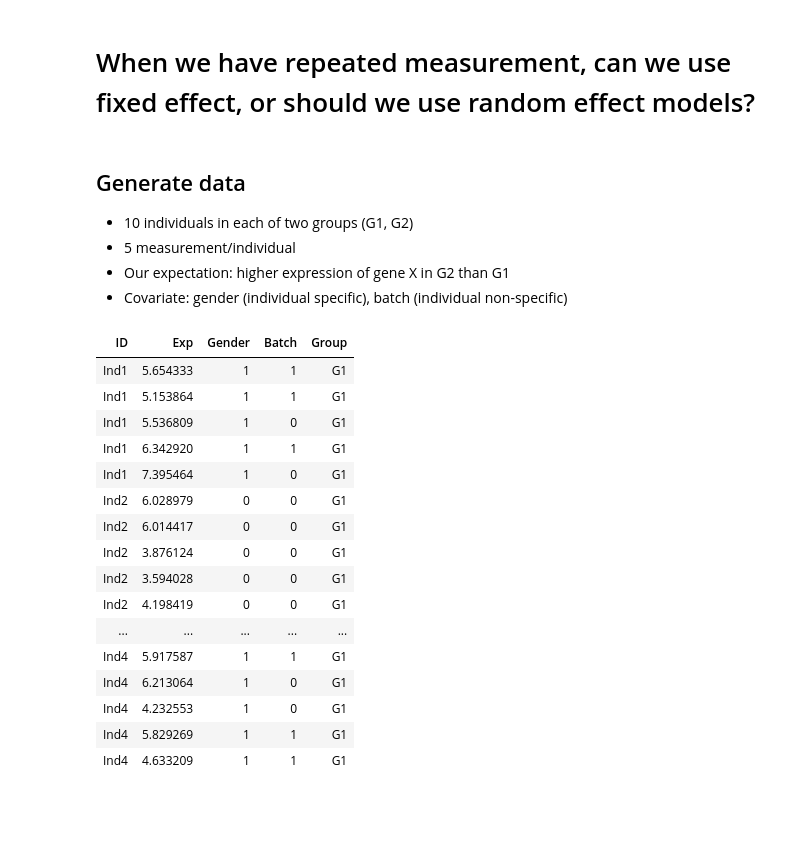
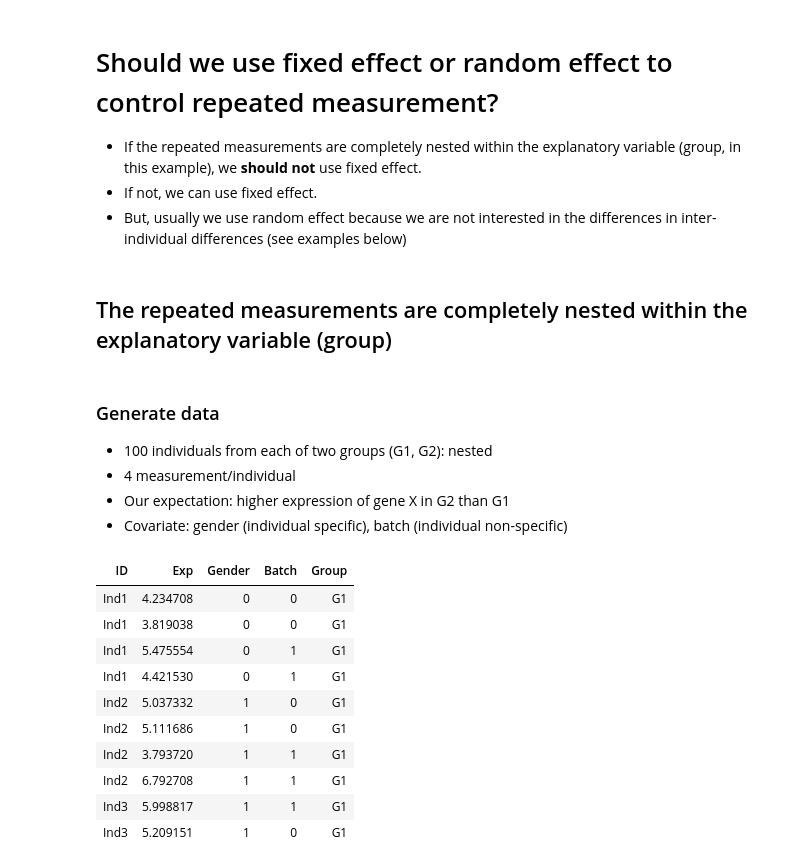
Before and after one commit to kaz-ishigaki/Misc, a Jupyter notebook: L01_repeated_measurement.ipynb, the cells around one changed output. Drawn from its saved outputs; the diff is of its cells as text; code cells hidden in the pictures; blank space fills up the shorter version.

```diff
--- a/L01_repeated_measurement.ipynb
+++ b/L01_repeated_measurement.ipynb
@@ -1,5 +1,8 @@
 # %% [markdown]
-# When we have repeated measurement, can we use fixed effect, or should we use random effect models?
+# Should we use fixed effect or random effect to control repeated measurement?
+- If the repeated measurements are completely nested within the explanatory variable (group, in this example), we **should not** use fixed effect.
+- If not, we can use fixed effect.
+- But, usually we use random effect because we are not interested in the differences in inter-individual differences (see examples below)
 # %%
 #library
 library(magrittr)
@@ -7,54 +10,52 @@ library(ggsci)
 library(ggplot2)
 library(lme4)
 library(lmerTest)
+# %% [markdown]
+## The repeated measurements are completely nested within the explanatory variable (group)
 # %% [markdown]
-## Generate data
-- 10 individuals in each of two groups (G1, G2)
-- 5 measurement/individual
+### Generate data
+- 100 individuals from each of two groups (G1, G2): nested
+- 4 measurement/individual
 - Our expectation: higher expression of gene X in G2 than G1
 - Covariate: gender (individual specific), batch (individual non-specific)
 # %%
 df <- data.frame()
 
 #group 1: mean=5
-for(i in 1:10){
+for(i in 1:50){
     ID=paste0("Ind",i)
-    Exp=rnorm(n=5,mean = 5)
+    delta=rnorm(1) #individual specific error term
+    Exp=rnorm(n=4, mean = 5 + delta )
     Gender=sample(x=c(1,0),size=1, replace = T,prob=c(0.5,0.5))
-    Batch=sample(x=c(1,0),size=5, replace = T,prob=c(0.5,0.5))
+    Batch=sample(x=c(1,0),size=4, replace = T,prob=c(0.5,0.5))
     dump <- data.frame(ID,Exp,Gender,Batch,Group="G1")
     df <- rbind(df,dump)
 }
 
-#group 2: mean=6
-for(i in 11:20){
+#group 2: mean=7
+for(i in 51:100){
     ID=paste0("Ind",i)
-    Exp=rnorm(n=5,mean = 6)
+    delta=rnorm(1) #individual specific error term
+    Exp=rnorm(n=4, mean = 7 + delta )
     Gender=sample(x=c(1,0),size=1, replace = T,prob=c(0.5,0.5))
-    Batch=sample(x=c(1,0),size=5, replace = T,prob=c(0.5,0.5))
+    Batch=sample(x=c(1,0),size=4, replace = T,prob=c(0.5,0.5))
     dump <- data.frame(ID,Exp,Gender,Batch,Group="G2")
     df <- rbind(df,dump)
 }
 # %%
-head(df,n=20)
+head(df,n=10)
 # %% [output]
 | ID | Exp | Gender | Batch | Group |
-| Ind1 | 5.654333 | 1 | 1 | G1 |
-| Ind1 | 5.153864 | 1 | 1 | G1 |
-| Ind1 | 5.536809 | 1 | 0 | G1 |
-| Ind1 | 6.342920 | 1 | 1 | G1 |
-| Ind1 | 7.395464 | 1 | 0 | G1 |
-| Ind2 | 6.028979 | 0 | 0 | G1 |
-| Ind2 | 6.014417 | 0 | 0 | G1 |
-| Ind2 | 3.876124 | 0 | 0 | G1 |
-| Ind2 | 3.594028 | 0 | 0 | G1 |
-| Ind2 | 4.198419 | 0 | 0 | G1 |
-| ... | ... | ... | ... | ... |
-| Ind4 | 5.917587 | 1 | 1 | G1 |
-| Ind4 | 6.213064 | 1 | 0 | G1 |
-| Ind4 | 4.232553 | 1 | 0 | G1 |
-| Ind4 | 5.829269 | 1 | 1 | G1 |
-| Ind4 | 4.633209 | 1 | 1 | G1 |
+| Ind1 | 4.234708 | 0 | 0 | G1 |
+| Ind1 | 3.819038 | 0 | 0 | G1 |
+| Ind1 | 5.475554 | 0 | 1 | G1 |
+| Ind1 | 4.421530 | 0 | 1 | G1 |
+| Ind2 | 5.037332 | 1 | 0 | G1 |
+| Ind2 | 5.111686 | 1 | 0 | G1 |
+| Ind2 | 3.793720 | 1 | 1 | G1 |
+| Ind2 | 6.792708 | 1 | 1 | G1 |
+| Ind3 | 5.998817 | 1 | 1 | G1 |
+| Ind3 | 5.209151 | 1 | 0 | G1 |
 # %%
 #visualize
 options(repr.plot.width=4, repr.plot.height=4)
```
Also changed, not shown: parts of 18 cells of this notebook.
